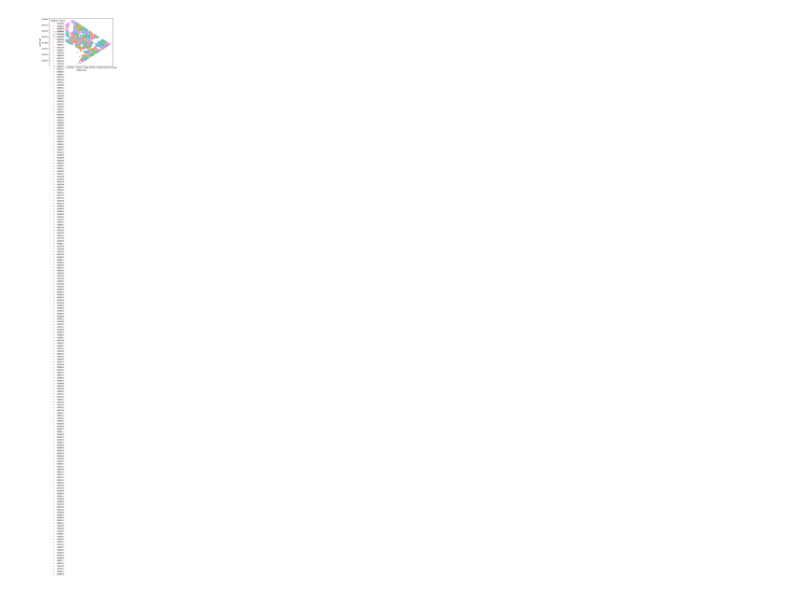
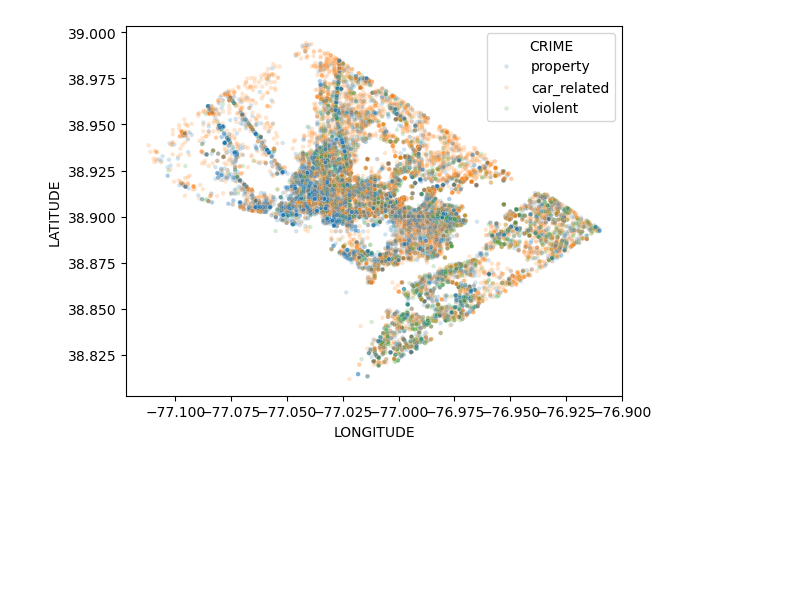
Before and after one commit to iansargent/DC-Metro-Crime, a Jupyter notebook: Scripts/Analysis/plots.ipynb, the cells around one changed output. Saved outputs shown, nothing was run; the diff lists cells and outputs as text; code cells hidden in the pictures; blank space fills up the shorter version.

```diff
--- a/Scripts/Analysis/plots.ipynb
+++ b/Scripts/Analysis/plots.ipynb
@@ -33,11 +30,24 @@ plt.show()
 # %%
-sns.scatterplot(data=data,
-                x='LONGITUDE',
-                y='LATITUDE',
-                hue='CENSUS_TRACT',
-                alpha =0.75
+conditions = [
+    data['auto_crime'] == 1,
+    data['crime_type'] == 'violent',
+    (data['crime_type'] == 'property') & (data['auto_crime'] == 0)
+]
 
-                )
-plt.show()
+choices = [
+    'car_related',
+    'violent',
+    'property'
+]
+
+data['CRIME'] = np.select(conditions, choices, default=None)
-# %% [output]
-[figure, removed]
+# %%
+sns.scatterplot(data=data,
+                x='LONGITUDE',
+                y='LATITUDE',
+                hue='CRIME',
+                alpha = 0.2,
+                s=10)
+plt.show()
+# %% [output]
+[figure, added]
```
Also changed, not shown: parts of 10 cells of this notebook.
